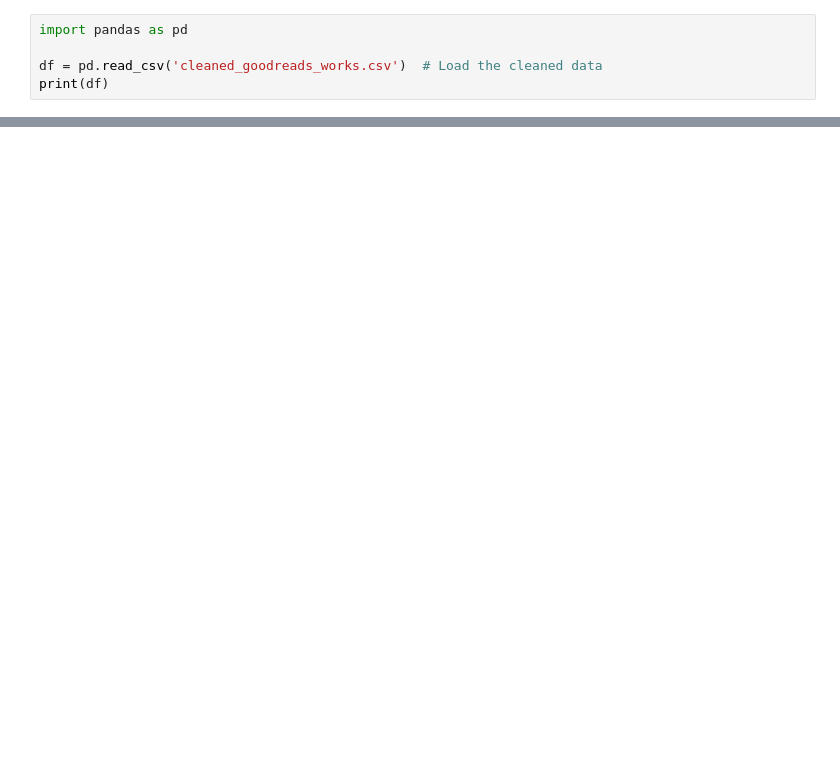
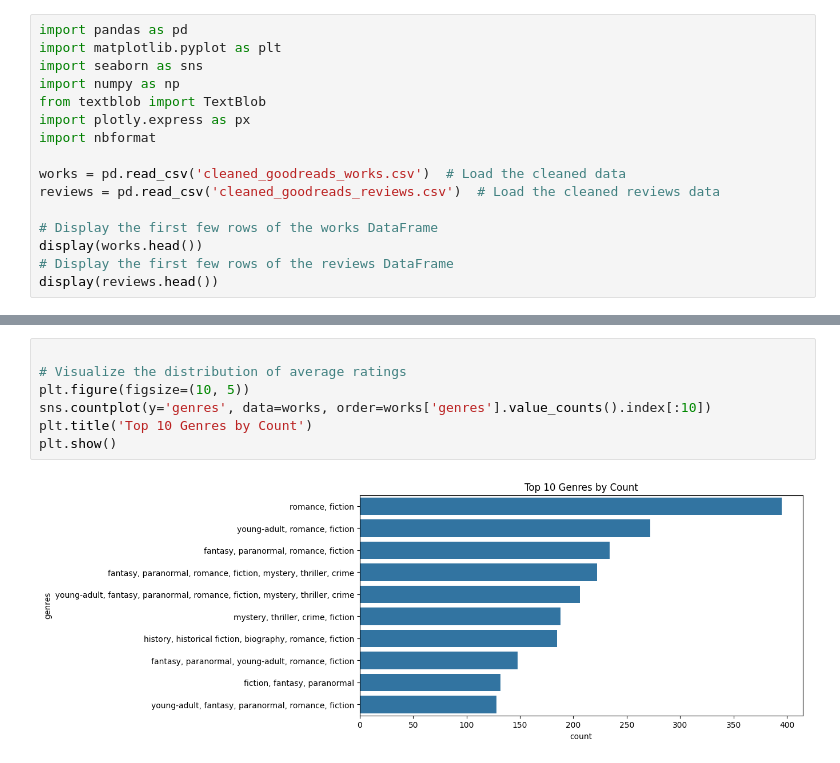
Before and after one commit to DarrenSmith10/Maven_Bookshelf_Challenge_July_2025, a Jupyter notebook: dataAnaysis_works.ipynb, the cells around one changed output, grey strips where cells are left out. Drawn from its saved outputs; the diff is of its cells as text; blank space fills up the shorter version.

Commit message:
Day 2: Did some more Analysis using Seaborn , Pandas. The data somewhat analyzed, next step is create a dashboard.

```diff
--- a/dataAnaysis_works.ipynb
+++ b/dataAnaysis_works.ipynb
@@ -1,6 +1,17 @@
 # %%
 import pandas as pd
+import matplotlib.pyplot as plt
+import seaborn as sns
+import numpy as np
+from textblob import TextBlob
+import plotly.express as px
+import nbformat
 
-df = pd.read_csv('cleaned_goodreads_works.csv')  # Load the cleaned data
-print(df)
+works = pd.read_csv('cleaned_goodreads_works.csv')  # Load the cleaned data
+reviews = pd.read_csv('cleaned_goodreads_reviews.csv')  # Load the cleaned reviews data
+
+# Display the first few rows of the works DataFrame
+display(works.head())
+# Display the first few rows of the reviews DataFrame
+display(reviews.head())
 # %% [output]
@@ -23,0 +52,9 @@ print(df)
+# %%
+
+# Visualize the distribution of average ratings
+plt.figure(figsize=(10, 5))
+sns.countplot(y='genres', data=works, order=works['genres'].value_counts().index[:10])
+plt.title('Top 10 Genres by Count')
+plt.show()
+# %% [output]
+[figure, added]
```
Also changed, not shown: parts of 8 cells of this notebook, 3 other files.
